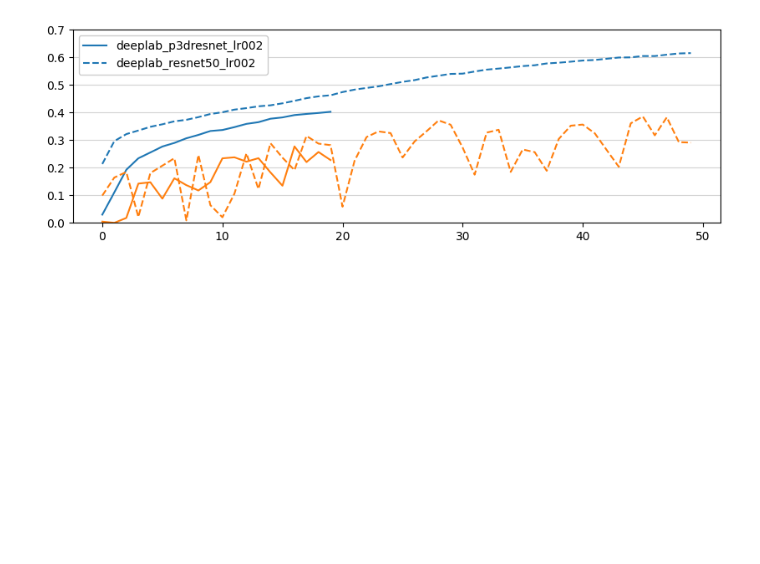
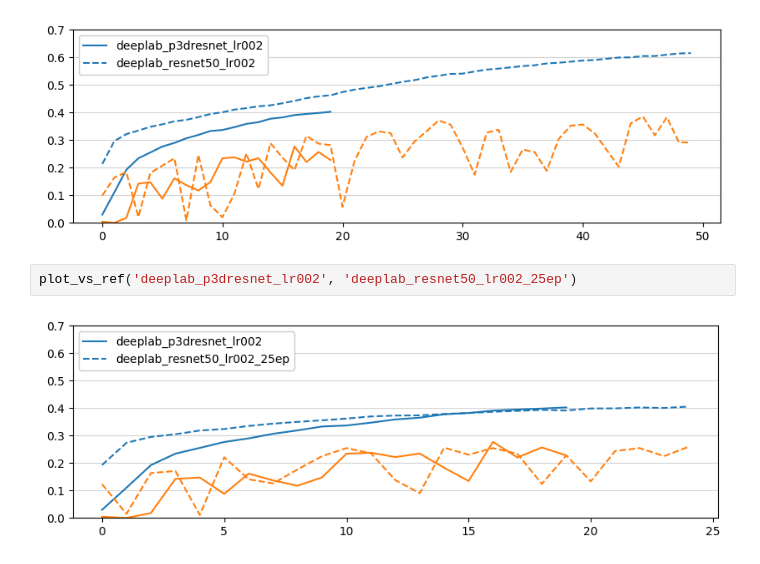
Before and after one commit to tomlqc/identify-contrails, a Jupyter notebook: notebooks-saved/Report.ipynb, the cells around one changed output. Saved outputs shown, nothing was run; the diff lists cells and outputs as text; blank space fills up the shorter version.

```diff
--- a/notebooks-saved/Report.ipynb
+++ b/notebooks-saved/Report.ipynb
@@ -127,3 +135,7 @@ plot_vs_ref('deeplab_p3dresnet_ref', 'deeplab_resnet50_ref')
 plot_vs_ref('deeplab_p3dresnet_lr002', 'deeplab_resnet50_lr002')
 # %% [output]
 [figure]
+# %%
+plot_vs_ref('deeplab_p3dresnet_lr002', 'deeplab_resnet50_lr002_25ep')
+# %% [output]
+[figure, added]
```
Also changed, not shown: parts of 4 cells of this notebook, 2 other files.
